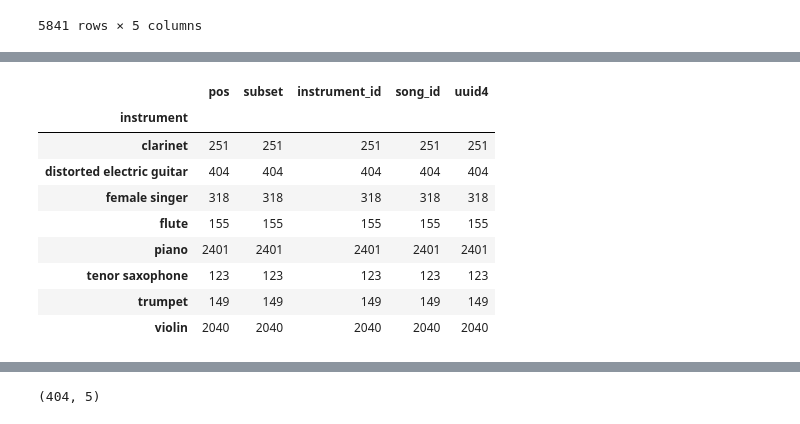
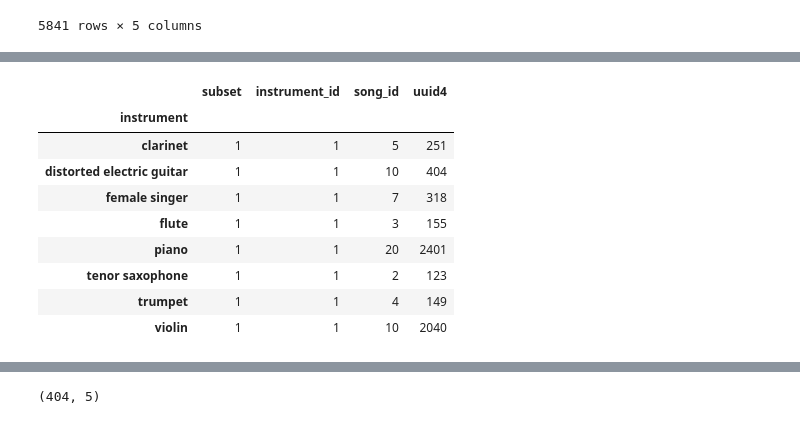
Before and after one commit to imferrer/music_box, a Jupyter notebook: Code/instrument_processing.ipynb, the cells around one changed output, grey strips where cells are left out. Drawn from its saved outputs; the diff is of its cells as text; code cells hidden in the pictures.

```diff
--- a/Code/instrument_processing.ipynb
+++ b/Code/instrument_processing.ipynb
@@ -163,15 +159,15 @@ df_train
 # %%
 instruments = df_train['instrument'].unique()
 # %%
-df_train.groupby(['instrument']).count()
+df_train.groupby(['instrument']).nunique()
 # %% [output]
-|  | pos | subset | instrument_id | song_id | uuid4 |
-| instrument |  |  |  |  |  |
-| clarinet | 251 | 251 | 251 | 251 | 251 |
-| distorted electric guitar | 404 | 404 | 404 | 404 | 404 |
-| female singer | 318 | 318 | 318 | 318 | 318 |
-| flute | 155 | 155 | 155 | 155 | 155 |
-| piano | 2401 | 2401 | 2401 | 2401 | 2401 |
-| tenor saxophone | 123 | 123 | 123 | 123 | 123 |
-| trumpet | 149 | 149 | 149 | 149 | 149 |
-| violin | 2040 | 2040 | 2040 | 2040 | 2040 |
+|  | subset | instrument_id | song_id | uuid4 |
+| instrument |  |  |  |  |
+| clarinet | 1 | 1 | 5 | 251 |
+| distorted electric guitar | 1 | 1 | 10 | 404 |
+| female singer | 1 | 1 | 7 | 318 |
+| flute | 1 | 1 | 3 | 155 |
+| piano | 1 | 1 | 20 | 2401 |
+| tenor saxophone | 1 | 1 | 2 | 123 |
+| trumpet | 1 | 1 | 4 | 149 |
+| violin | 1 | 1 | 10 | 2040 |
```
Also changed, not shown: parts of 60 cells of this notebook, 2 other files.
